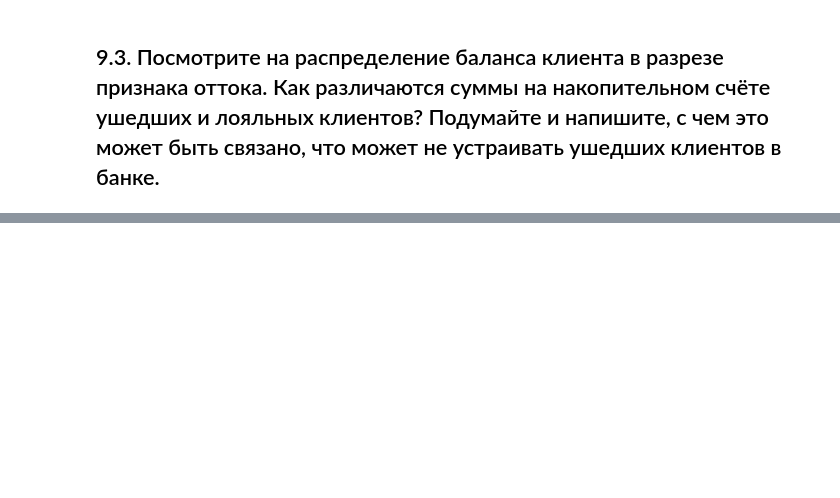
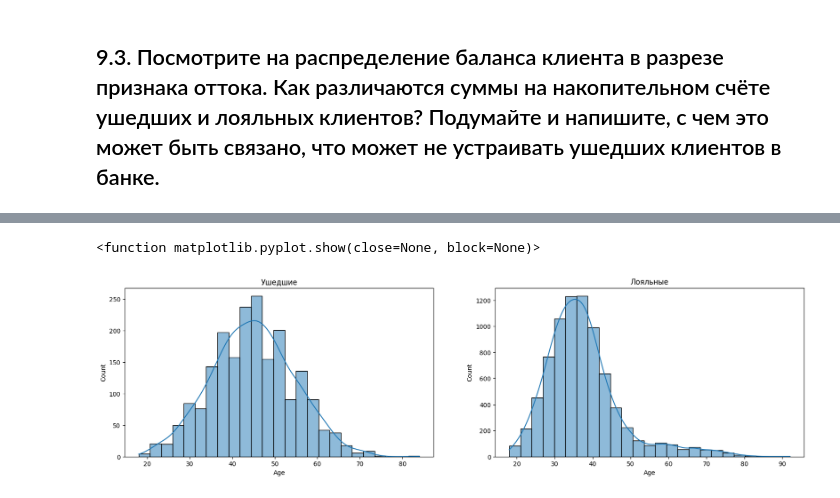
Before and after one commit to lesiveducation/DS_lesiv, a Jupyter notebook: PY13-Визуализация/churn080325.ipynb, the cells around one changed output, grey strips where cells are left out. Drawn from its saved outputs; the diff is of its cells as text; code cells hidden in the pictures; blank space fills up the shorter version.

```diff
--- a/PY13-Визуализация/churn080325.ipynb
+++ b/PY13-Визуализация/churn080325.ipynb
@@ -71,4 +73,6 @@ display(fig2)
 # %%
+churn_data = pd.read_csv('data\churn.csv')
+
 fig3 = px.histogram(churn_data,
                    x='Balance',
                    nbins=20,
@@ -90,0 +95,27 @@ ModuleNotFoundError: No module named 'pandas'
+# %%
+exited=churn_data[churn_data['Exited']>0]
+#exited.head()
+nonexited=churn_data[churn_data['Exited']<1]
+
+fig, axes = plt.subplots(1, 2, figsize = (20, 5))
+
+sns.histplot(
+    data=exited,
+    x='Age',
+    bins=25,
+    kde=True,
+    ax=axes[0],
+);
+axes[0].set_title('Ушедшие')
+sns.histplot(
+    data=nonexited,
+    x='Age',
+    bins=25,
+    kde=True,
+    ax=axes[1]
+);
+axes[1].set_title('Лояльные')
+plt.show
+# %% [output]
+<function matplotlib.pyplot.show(close=None, block=None)>
+[figure, added]
```
Also changed, not shown: parts of 6 cells of this notebook.
